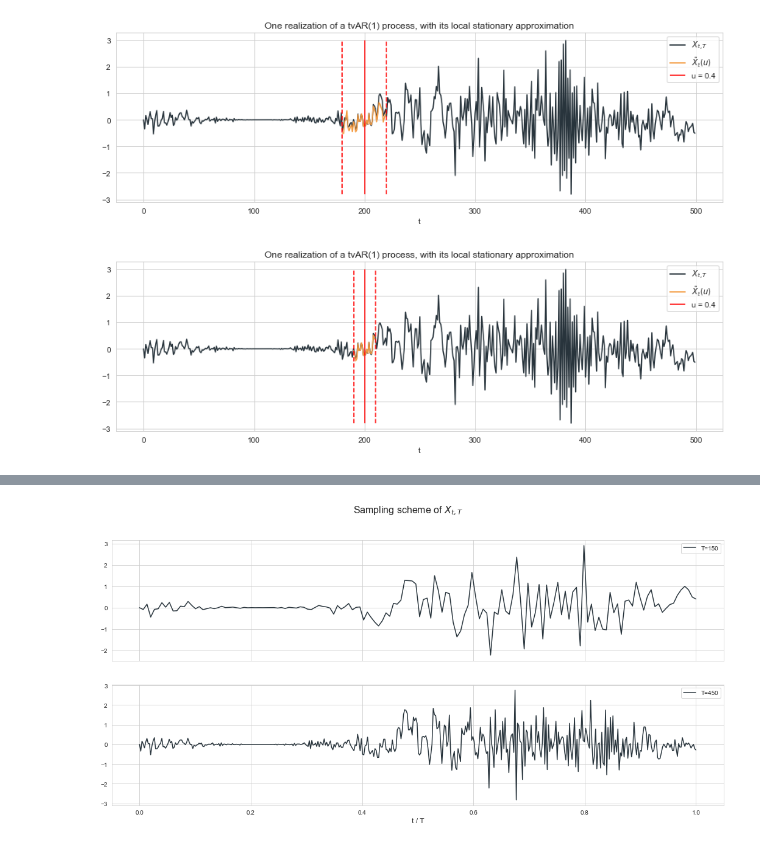
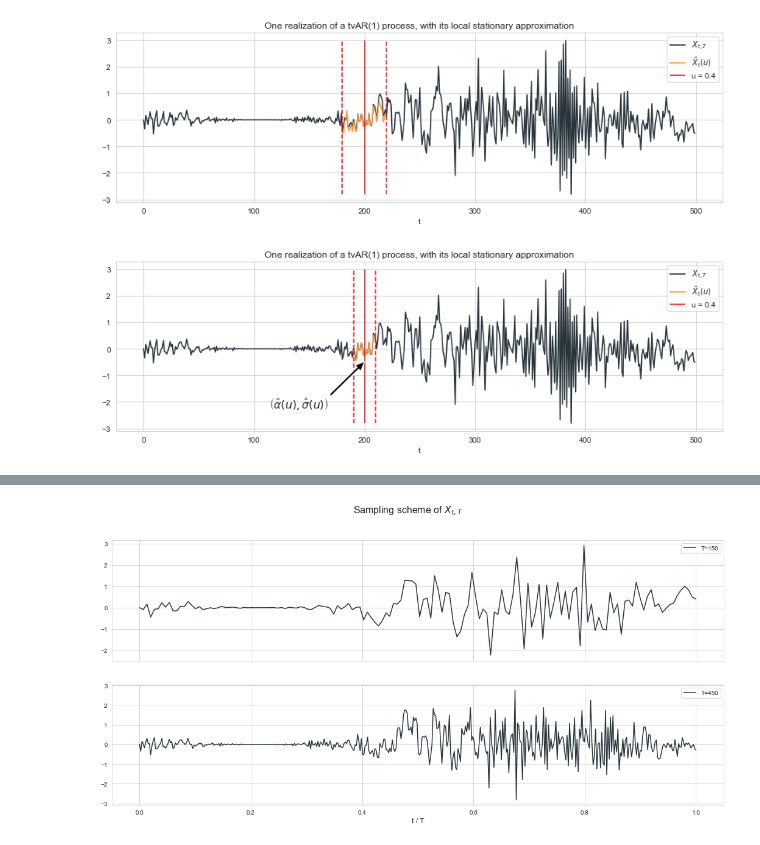
Before and after one commit to Tristan-C-13/modelling-non-stationary-time-series, a Jupyter notebook: random tests/test tvAR(1).ipynb, the cells around one changed output, grey strips where cells are left out. Drawn from its saved outputs; the diff is of its cells as text; code cells hidden in the pictures.

```diff
--- a/random tests/test tvAR(1).ipynb
+++ b/random tests/test tvAR(1).ipynb
@@ -109,20 +109,22 @@ ax.legend();
 # %%
 x_min = t_0 - 10
 x_max = t_0 + 10
 
 # figure
 fig, ax = plt.subplots(figsize=(14, 4))
 
 ax.plot(realization, label=r"$X_{t,T}$", color="#28343c");
 ax.plot(range(x_min, x_max), realization_x_tilde[x_min:x_max], label=r"$\tilde{X}_t(u)$", color="#F49A3F")
 ax.vlines(t_0, ymin=realization.min(), ymax=realization.max(), color='red', label=f"u = {u}")
 ax.vlines(x_min, ymin=realization.min(), ymax=realization.max(), color='red', linestyle='--')
 ax.vlines(x_max, ymin=realization.min(), ymax=realization.max(), color='red', linestyle='--')
 
 ax.set_xlabel("t");
 ax.set_title("One realization of a tvAR(1) process, with its local stationary approximation");
 ax.legend();
 
+ax.annotate(r"$\left(\hat{\alpha}(u), \hat{\sigma}(u)\right)$", xy=(0.41, 0.41), xytext=(0.35, 0.2), xycoords='axes fraction', textcoords='axes fraction', arrowprops=dict(width=3, headwidth=10, facecolor='black'), fontsize=14, horizontalalignment='right', verticalalignment='top');
+
 # plt.savefig("tvAR-1-example.pdf", bbox_inches="tight")
 # %% [output]
-[figure, old version]
+[figure, new version]
```
Also changed, not shown: parts of 3 cells of this notebook, 7 other files.
